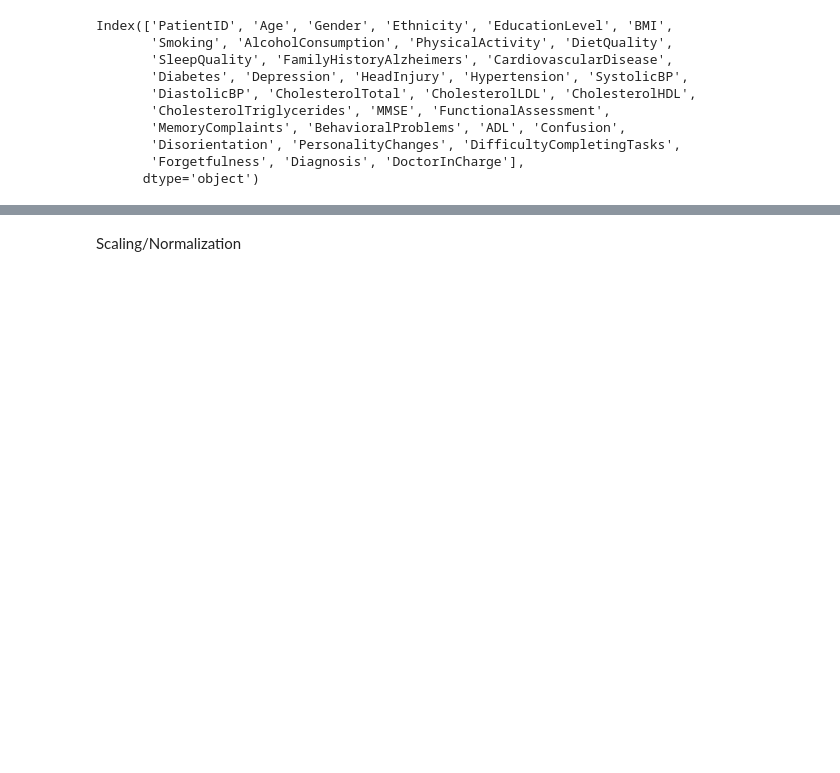
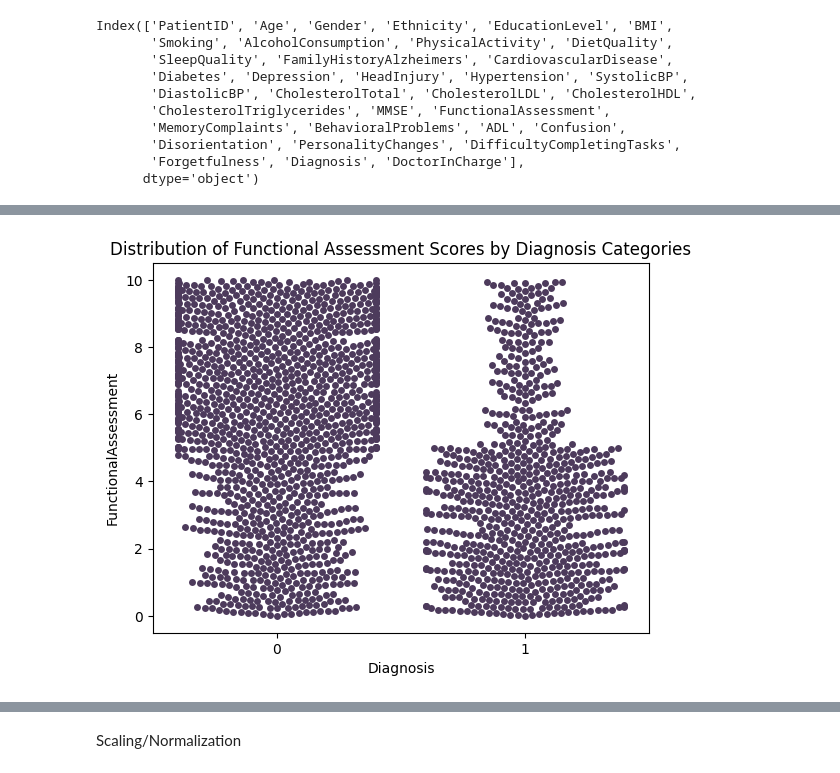
Before and after one commit to Odelolasolomon/Deep-Learning-and-Classical-ML-models-for-Dementia-Prediction, a Jupyter notebook: Predicting Dementia/Tabular.ipynb, the cells around one changed output, grey strips where cells are left out. Drawn from its saved outputs; the diff is of its cells as text; code cells hidden in the pictures; blank space fills up the shorter version.

```diff
--- a/Predicting Dementia/Tabular.ipynb
+++ b/Predicting Dementia/Tabular.ipynb
@@ -603,0 +640,6 @@ plt.show()
+# %%
+sns.swarmplot(data=demen_df, y='FunctionalAssessment', x='Diagnosis', color = '#4d3b5c')
+plt.title(f'Distribution of Functional Assessment Scores by Diagnosis Categories')
+plt.show()
+# %% [output]
+[figure, added]
```
Also changed, not shown: parts of 37 cells of this notebook, 4 other files.
